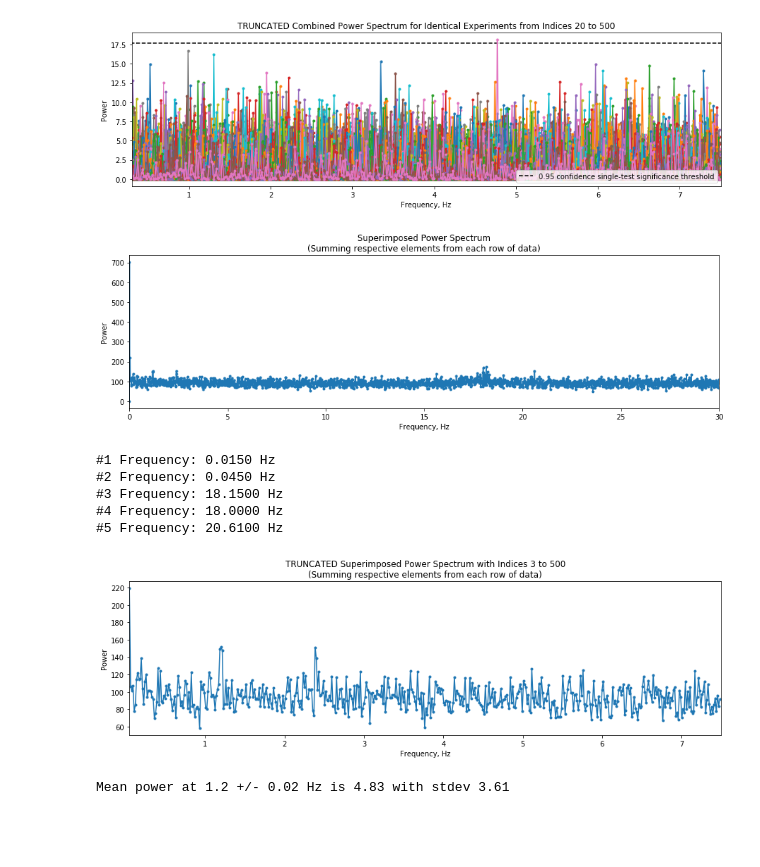
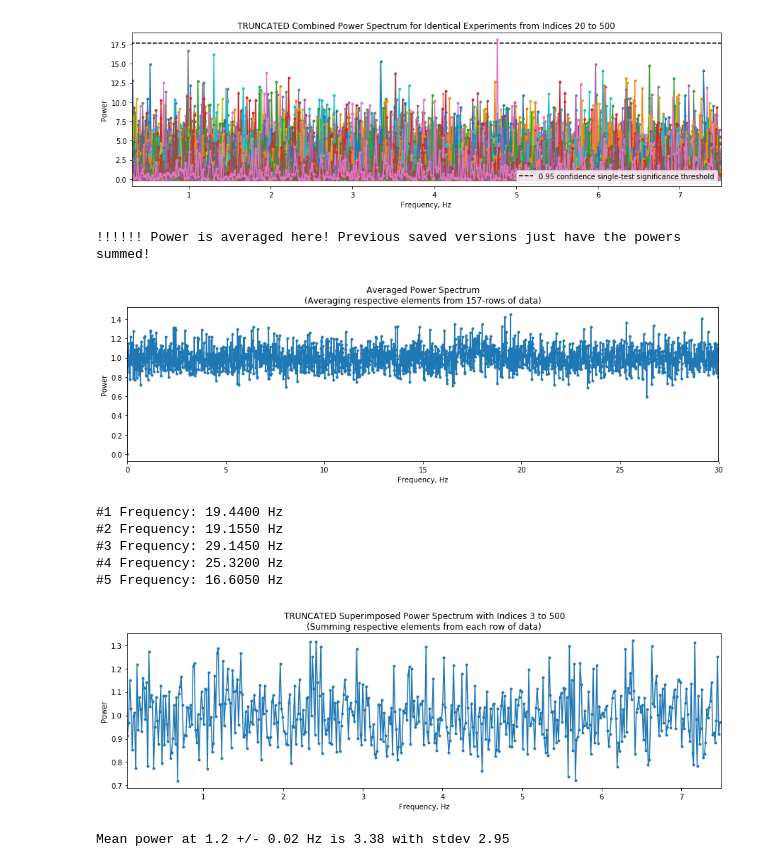
Before and after one commit to garretts-hub/GST_Work, a Jupyter notebook: Drift Analysis for Real Independent Experiment Data.ipynb, the cells around one changed output. Drawn from its saved outputs; the diff is of its cells as text; code cells hidden in the pictures; blank space fills up the shorter version.

```diff
--- a/Drift Analysis for Real Independent Experiment Data.ipynb
+++ b/Drift Analysis for Real Independent Experiment Data.ipynb
@@ -6,7 +6,7 @@ import pygsti
 import matplotlib.pyplot as plt
 from pygsti.extras import drift
 import numpy as np
-from data_list_creator import create_data,gate_string_to_list, SNR
+from data_list_creator import create_data,gate_string_to_list, SNR, find_max_power
 from drift_file_io import drift_input, calculate_average_timestep, merge_lines, experiment_per_line
 #################################################################################################################
 #For reading in experimental data: enter here
@@ -28,6 +28,7 @@ plots_list = []
 data_lists = []
 top_freqs = []
 top_freqs_occurence = []
+nSamples = 0
 ##############################################################################################################
 #Don't change anything below this line for regular program operation
 
@@ -37,6 +38,7 @@ for exp_index in range(num_experiments):
     zeros_count_array = []
     timestamp_array = [] #time in seconds
     ones_count_array, zeros_count_array, timestamp_array = experiments[exp_index]
+    nSamples = len(ones_count_array)
     exp_data = ()
 
     counts_per_timestep = ones_count_array[0] + zeros_count_array[0] #the number of samples per timestep (zeros or ones)
@@ -108,42 +110,48 @@ superimposed_frequencies = results_list[0].frequencies
 for result in results_list:
     for index in range(len(superimposed_power_spectrum)):
         power = result.pspepo_power_spectrum[0,0,1,:][index]
         superimposed_power_spectrum[index] += power
 #here I'm dividing the superimposed power by the number of experiments to get an average
-#superimposed_power_spectrum = superimposed_power_spectrum/num_experiments
-#print("!!!!!! Power is averaged here! Previous saved versions just have the powers summed!")
+average = True
+if average:
+    superimposed_power_spectrum = superimposed_power_spectrum/num_experiments
+    print("!!!!!! Power is averaged here! Previous saved versions just have the powers summed!")
 
 fig = plt.figure(figsize=(15,4))
 plt.plot(superimposed_frequencies, superimposed_power_spectrum,ls="solid",marker='.')
 plt.xlabel("Frequency, Hz")
 plt.ylabel("Power")
 plt.xlim((0,superimposed_frequencies[-1]))
-plt.title("Superimposed Power Spectrum\n(Summing respective elements from each row of data)")
+if average:
+    plt.title("Averaged Power Spectrum\n(Averaging respective elements from {}-rows of data)".format(num_experiments))
+else:
+    plt.title("Superimposed Power Spectrum\n(Summing respective elements from {}-rows of data)".format(num_experiments))
 if save: plt.savefig(base  + name + "_Superimposed_Independent_Experiments" + ".png")
 plt.show()
 
 #analyze the frequency-power spectrum
 grouped = []
 for i in range(len(superimposed_frequencies)):
     grouped.append((superimposed_frequencies[i], superimposed_power_spectrum[i]))
 sorted_groups = sorted(grouped, key=lambda tup: tup[1], reverse=True)
 num_points = 5
 for i in range(num_points):
     print("#{} Frequency: {:.4f} Hz".format(i+1, sorted_groups[i][0]))
 
 if save == True:
     with open(base+name+"_Superimposed_Data.txt", "w") as file:
         for index in range(len(superimposed_frequencies)):
             f = superimposed_frequencies[index]
             p = superimposed_power_spectrum[index]
             file.write("{}\t{}\n".format(f,p))
 # %% [output]
+!!!!!! Power is averaged here! Previous saved versions just have the powers summed!
-[figure, old version]
+[figure, new version]
-#1 Frequency: 0.0150 Hz
-#2 Frequency: 0.0450 Hz
-#3 Frequency: 18.1500 Hz
-#4 Frequency: 18.0000 Hz
-#5 Frequency: 20.6100 Hz
+#1 Frequency: 19.4400 Hz
+#2 Frequency: 19.1550 Hz
+#3 Frequency: 29.1450 Hz
+#4 Frequency: 25.3200 Hz
+#5 Frequency: 16.6050 Hz
 # %%
 ################ This is another area for truncating the data, but for the superimposed spectrum
 mindex = 3
@@ -157,7 +165,7 @@ plt.xlim((superimposed_frequencies[mindex],superimposed_frequencies[maxdex]))
 plt.title("TRUNCATED Superimposed Power Spectrum with Indices {} to {}\n(Summing respective elements from each row of data)".format(mindex, maxdex))
 plt.show()
 # %% [output]
-[figure, old version]
+[figure, new version]
 # %%
 ####getting statistics on the powers fors 1.2 Hz in each experiment row
 
@@ -195,4 +203,4 @@ sigma_power = stat.stdev(power_bins)
 
 print('Mean power at {} +/- {} Hz is {:.2f} with stdev {:.2f}'.format(central_freq, freq_band, mean_power, sigma_power))
 # %% [output]
-Mean power at 1.2 +/- 0.02 Hz is 4.83 with stdev 3.61
+Mean power at 1.2 +/- 0.02 Hz is 3.38 with stdev 2.95
```
Also changed, not shown: parts of 2 cells of this notebook, 4 other files.
